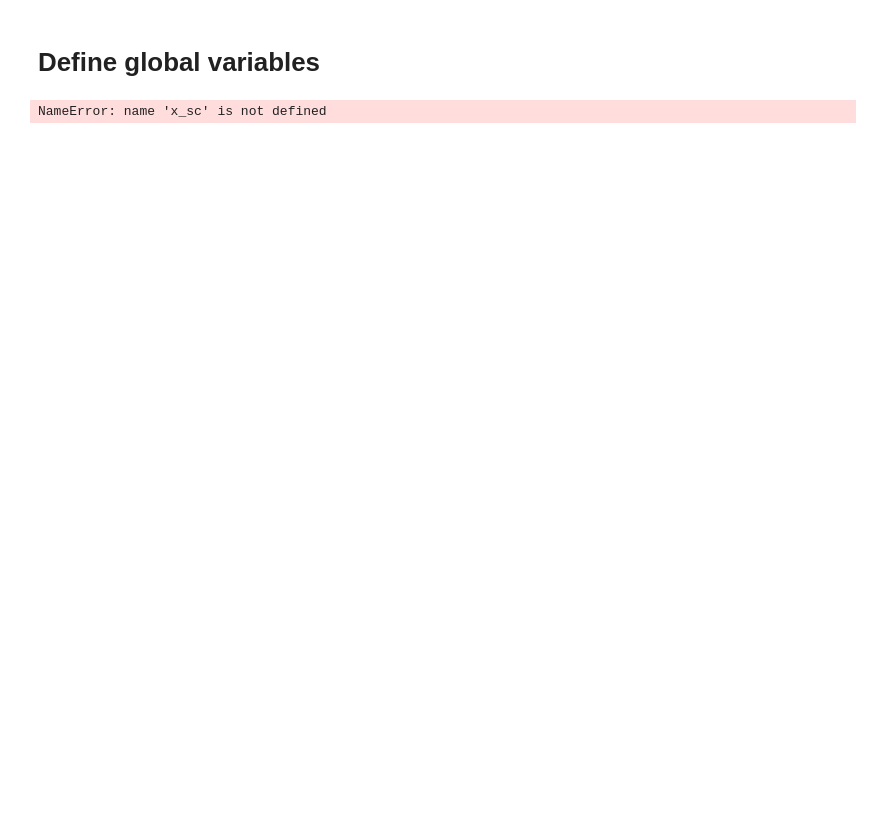
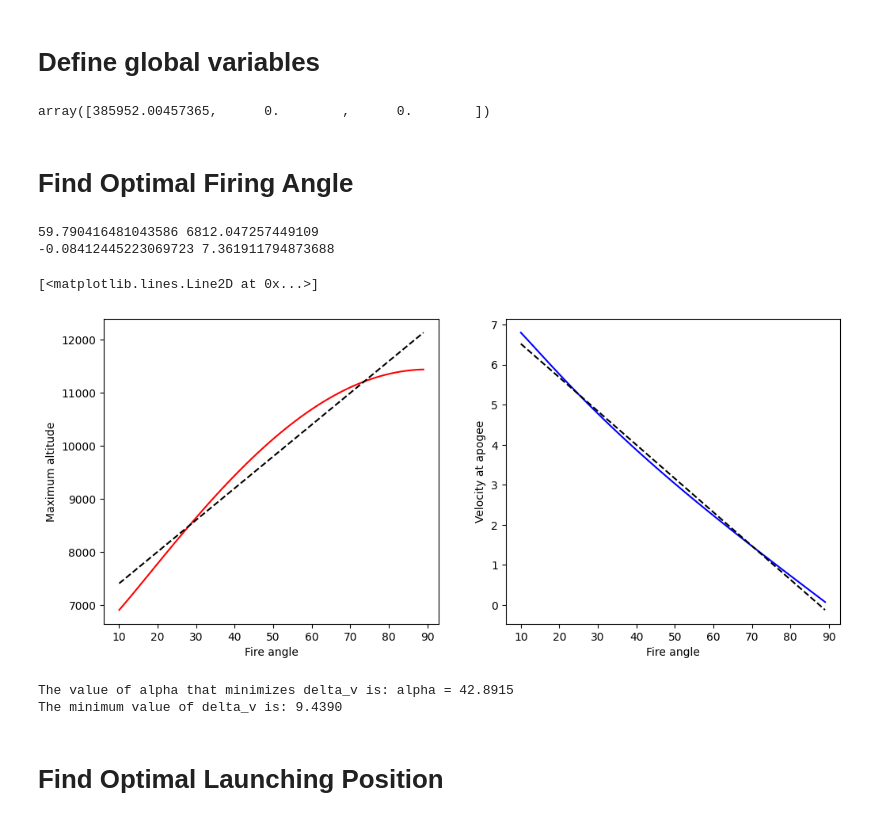
Before and after one commit to tonyhoVN/simulation-spacecraft-moon-lander, a Jupyter notebook: scripts/test_note_book.ipynb, the cells around one changed output. Cells and saved outputs as stored; diff of their text form; code cells hidden in the pictures; blank space fills up the shorter version.

Commit message:
feat/full system define

```diff
--- a/scripts/test_note_book.ipynb
+++ b/scripts/test_note_book.ipynb
@@ -53,6 +102,7 @@ delta_T = 1; # simulation time step (hour)
-# %%
-x_sc = 100
-space_craft = SpaceCraft()
-space_craft.step_update()
-# %% [output]
-NameError: name 'x_sc' is not defined
+# %%
+Moon.x
+# %% [output]
+array([385952.00457365,      0.        ,      0.        ])
+# %% [markdown]
+Find Optimal Firing Angle
+====
@@ -58,0 +155,62 @@ NameError: name 'x_sc' is not defined
+# %%
+#### Correlation between fire angle, max altitude, v
+fig, ax = plt.subplots(1, 2, figsize=(12, 5))
+ax[0].plot(np.array(alpha_), np.array(h_max_), 'r')
+ax[0].set_xlabel('Fire angle')
+ax[0].set_ylabel('Maximum altitude')
+
+ax[1].plot(np.array(alpha_), np.array(v_min_), 'b')
+ax[1].set_xlabel('Fire angle')
+ax[1].set_ylabel('Velocity at apogee')
+
+# ax[1,0].plot(np.array(v_min_), np.array(h_max_), 'c')
+# ax[1,0].set_xlabel('Maximum altitude')
+# ax[1,0].set_ylabel('Velocity at apogee')
+
+# ax[1,1].plot(np.array(alpha_), np.multiply(np.array(h_max_), np.array(v_min_)), 'g')
+# ax[1,1].set_xlabel('Fire angle')
+# ax[1,1].set_ylabel('Angular momentum at apogee')
+
+# Fiting angle, h
+from scipy.stats import linregress
+slope1, intercept1, r_value, p_value, std_err = linregress(alpha_, h_max_)
+print(slope1, intercept1)
+y_fit = slope1 * np.array(alpha_) + intercept1
+ax[0].plot(np.array(alpha_), y_fit, 'k--')
+
+# Fiting angle, v
+slope2, intercept2, r_value, p_value, std_err = linregress(alpha_, v_min_)
+print(slope2, intercept2)
+y_fit = slope2 * np.array(alpha_) + intercept2
+ax[1].plot(np.array(alpha_), y_fit, 'k--')
+# %% [output]
+59.790416481043586 6812.047257449109
+-0.08412445223069723 7.361911794873688
+[<matplotlib.lines.Line2D at 0x...>]
+[figure, added]
+# %%
+######## Find optimal fire angle ###############
+import scipy.optimize as opt
+
+# Given constants
+c = 123702
+
+# Define the function v to be minimized
+def v_function(alpha):
+    return c / (slope1 * alpha + intercept1) - (slope2 * alpha + intercept2)
+
+# Use minimize_scalar to find the value of alpha that minimizes v
+result = opt.minimize_scalar(v_function, bounds=(20, 90), method='bounded')
+
+# Extract the optimal alpha
+alpha_opt = result.x # 42.2394 degree
+v_min = result.fun
+
+print(f"The value of alpha that minimizes delta_v is: alpha = {alpha_opt:.4f}")
+print(f"The minimum value of delta_v is: {v_min:.4f}")
+# %% [output]
+The value of alpha that minimizes delta_v is: alpha = 42.8915
+The minimum value of delta_v is: 9.4390
+# %% [markdown]
+Find Optimal Launching Position
+===
```
Also changed, not shown: parts of 12 cells of this notebook, 11 other files.
